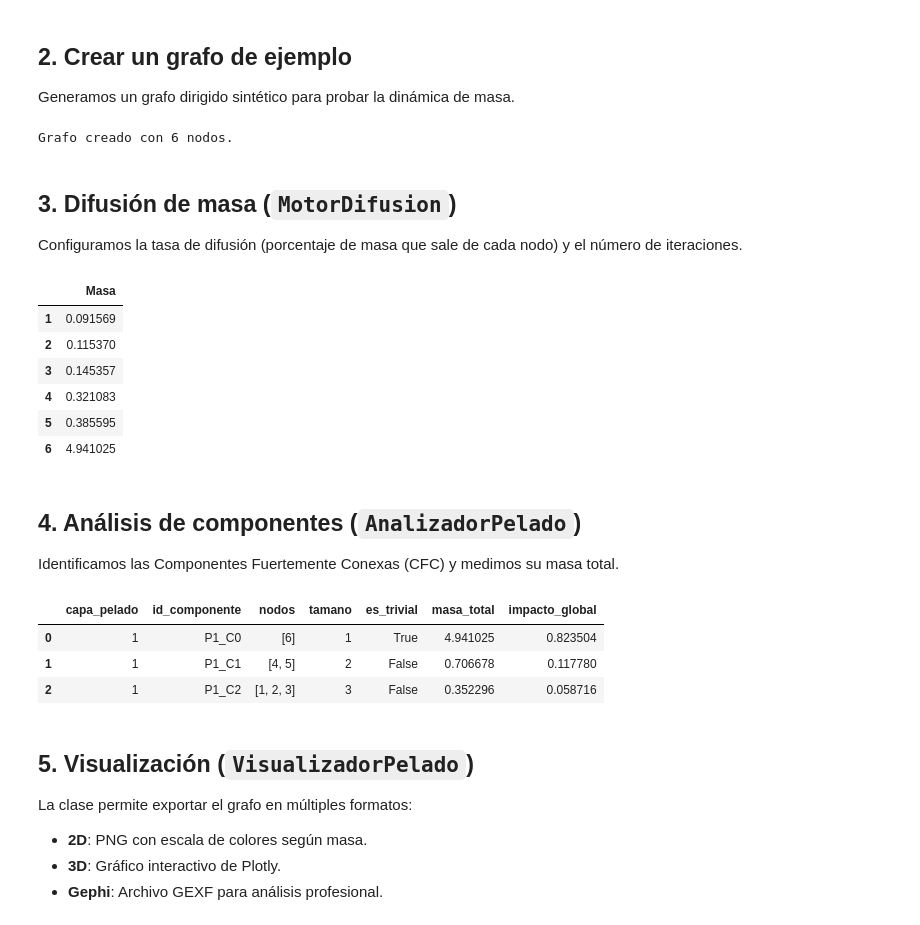
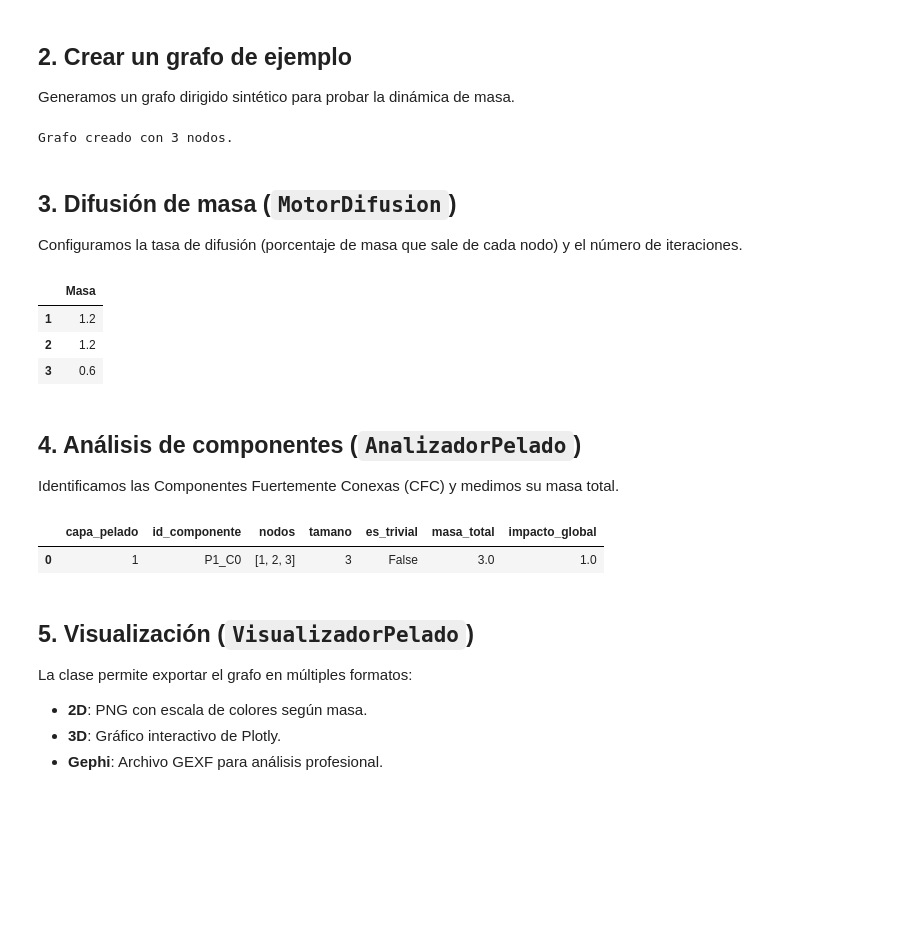
Before and after one commit to eliasmeana132/difusion_en_grafos, a Jupyter notebook: guia.ipynb, the cells around one changed output. Saved outputs shown, nothing was run; the diff lists cells and outputs as text; code cells hidden in the pictures; blank space fills up the shorter version.

```diff
--- a/guia.ipynb
+++ b/guia.ipynb
@@ -31,10 +31,7 @@ Generamos un grafo dirigido sintético para probar la dinámica de masa.
 # %%
 G = nx.DiGraph()
 G.add_edges_from([
-    (1, 2), (2, 3), (3, 1), # Ciclo 1
-    (3, 4),                 # Puente
-    (4, 5), (5, 4),         # Ciclo 2
-    (5, 6)                  # Sumidero
+    (1, 2),(1,3),(3,2),(2,1)
 ])
 
 # Inicializar masa
@@ -43,25 +40,22 @@ for n in G.nodes():
 
 print(f"Grafo creado con {G.number_of_nodes()} nodos.")
 # %% [output]
-Grafo creado con 6 nodos.
+Grafo creado con 3 nodos.
 # %% [markdown]
 ## 3. Difusión de masa (`MotorDifusion`)
 
 Configuramos la tasa de difusión (porcentaje de masa que sale de cada nodo) y el número de iteraciones.
 # %%
 motor = MotorDifusion(G, tasa_difusion=0.5)
-motor.ejecutar(iteraciones=20)
+motor.ejecutar(iteraciones=200)
 
 # Ver masa acumulada tras difusión
 pd.Series(nx.get_node_attributes(G, 'val'), name="Masa").to_frame()
 # %% [output]
 |  | Masa |
-| 1 | 0.091569 |
-| 2 | 0.115370 |
-| 3 | 0.145357 |
-| 4 | 0.321083 |
-| 5 | 0.385595 |
-| 6 | 4.941025 |
+| 1 | 1.2 |
+| 2 | 1.2 |
+| 3 | 0.6 |
 # %% [markdown]
 ## 4. Análisis de componentes (`AnalizadorPelado`)
 
@@ -76,9 +70,7 @@ metricas = AnalizadorPelado.obtener_metricas_cfc(
 pd.DataFrame(metricas)
 # %% [output]
 |  | capa_pelado | id_componente | nodos | tamano | es_trivial | masa_total | impacto_global |
-| 0 | 1 | P1_C0 | [6] | 1 | True | 4.941025 | 0.823504 |
-| 1 | 1 | P1_C1 | [4, 5] | 2 | False | 0.706678 | 0.117780 |
-| 2 | 1 | P1_C2 | [1, 2, 3] | 3 | False | 0.352296 | 0.058716 |
+| 0 | 1 | P1_C0 | [1, 2, 3] | 3 | False | 3.0 | 1.0 |
 # %% [markdown]
 ## 5. Visualización (`VisualizadorPelado`)
 
```
Also changed, not shown: parts of 2 cells of this notebook, 1 other file.
